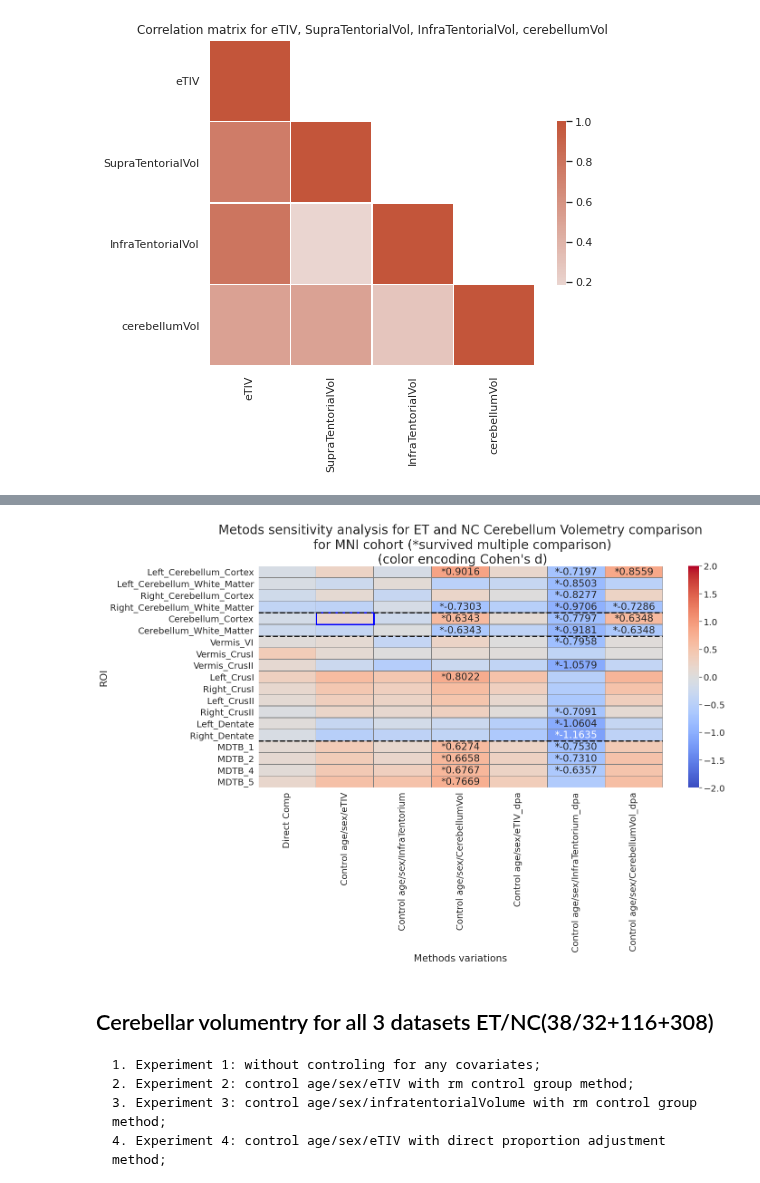
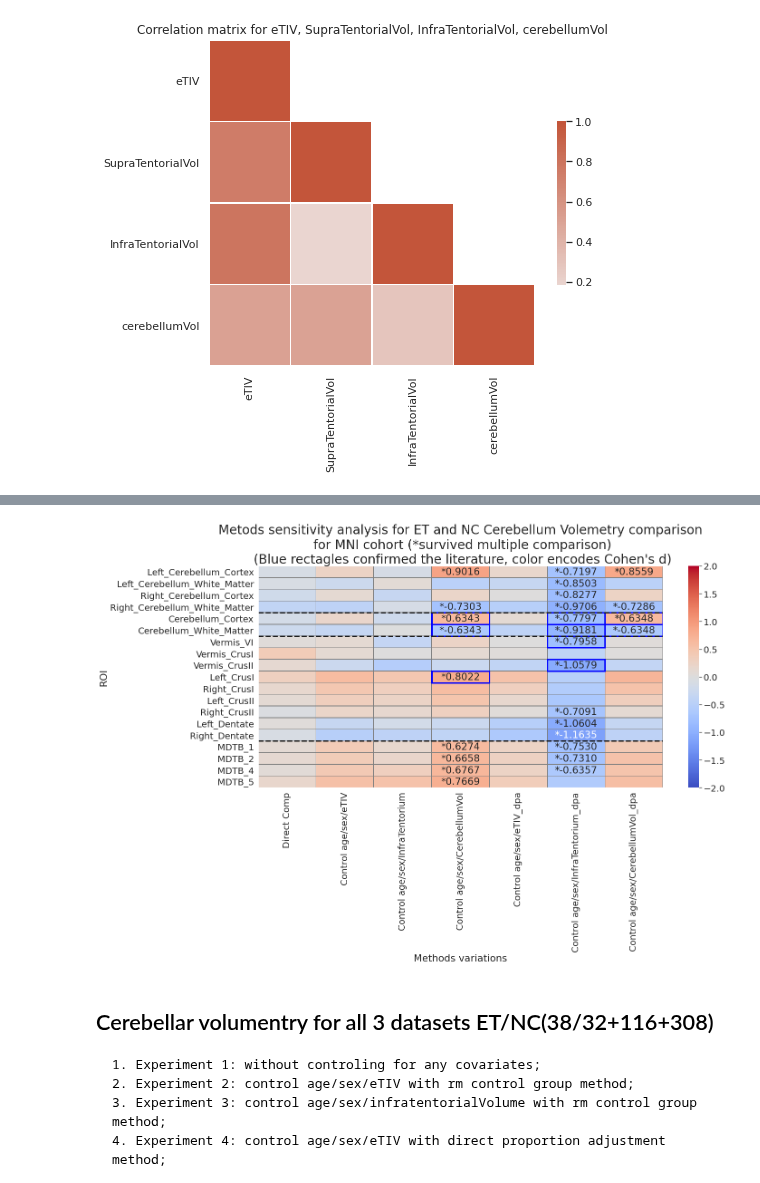
Before and after one commit to neurodatascience/ET_biomarker, a Jupyter notebook: stats/2-c_cerebellar_volumetry_analysis-nonparametric.ipynb, the cells around one changed output, grey strips where cells are left out. Saved outputs shown, nothing was run; the diff lists cells and outputs as text; code cells hidden in the pictures.

```diff
--- a/stats/2-c_cerebellar_volumetry_analysis-nonparametric.ipynb
+++ b/stats/2-c_cerebellar_volumetry_analysis-nonparametric.ipynb
@@ -178,36 +192,38 @@ es_df_=es_df[pd.MultiIndex.from_tuples([('ES', x) for x in order_list], names=[N
 p_df_ = p_df[pd.MultiIndex.from_tuples([('p_val', x) for x in order_list], names=[None, 'test'])]
 # reorder rows
 es_df_=es_df_.reindex(tar_list)
 p_df_=p_df_.reindex(tar_list)
 # create multiple comparison mask
 def f(x):
     if float(x)==0:
         return ""
     else:
         return "*{:.4f}".format(x)
 # Create
 pass_df, mask_df=creat_Bonf_df(p_df_, 0.05, df_n_comp)
 anno_df =pd.DataFrame(np.array(es_df_))*pd.DataFrame(np.array(1-mask_df));
 anno_df=anno_df.applymap(f)
 
 # Draw a heatmap with the numeric values in each cell
 f1, ax1 = plt.subplots(figsize=(20, 9), facecolor='w', edgecolor='lightgray')
 ax1=sns.heatmap(es_df_, annot=anno_df, fmt="", xticklabels=xticklabels_str,
                 linewidths=.5, linecolor='gray', cmap=C_MAP, vmin=VMIN, vmax=VMAX, ax=ax1)
 ax1.set_xlabel("Methods variations")
-ax1.set_title('Metods sensitivity analysis for ET and NC Cerebellum Volemetry comparison\n for MNI cohort (*survived multiple comparison)\n (color encoding Cohen\'s d)', fontsize=28)
+ax1.set_title('Metods sensitivity analysis for ET and NC Cerebellum Volemetry comparison\n for MNI cohort (*survived multiple comparison)\n (Blue rectagles confirmed the literature, color encodes Cohen\'s d)', fontsize=28)
 for _, spine in ax1.spines.items(): spine.set_visible(True)
 
 # adding more repliccability information
 from matplotlib.patches import Rectangle
-ax1.add_patch(Rectangle((1, 4), 1, 1, fill=False, edgecolor='blue', lw=3))
+lit_roi=[(3,4), (3,5), (5,4), (5,5), (6,4), (6,5), (5,6), (5,8),(3,9)]
+for x_ in lit_roi:
+    ax1.add_patch(Rectangle(x_, 1, 1, fill=False, edgecolor='blue', lw=3))
 line_pos=[4,6,15]
 for x in line_pos:
     plt.axhline(x, ls='--',c='k', lw=3)
 plt.show()
 f1.savefig("MNI_methods-Sensitivity_non-parametric.jpg")
 # %% [output]
-[figure, old version]
+[figure, new version]
 # %% [markdown]
 ## Cerebellar volumentry for all 3 datasets ET/NC(38/32+116+308)
     1. Experiment 1: without controling for any covariates;
```
Also changed, not shown: parts of 3 cells of this notebook, 5 other files.
